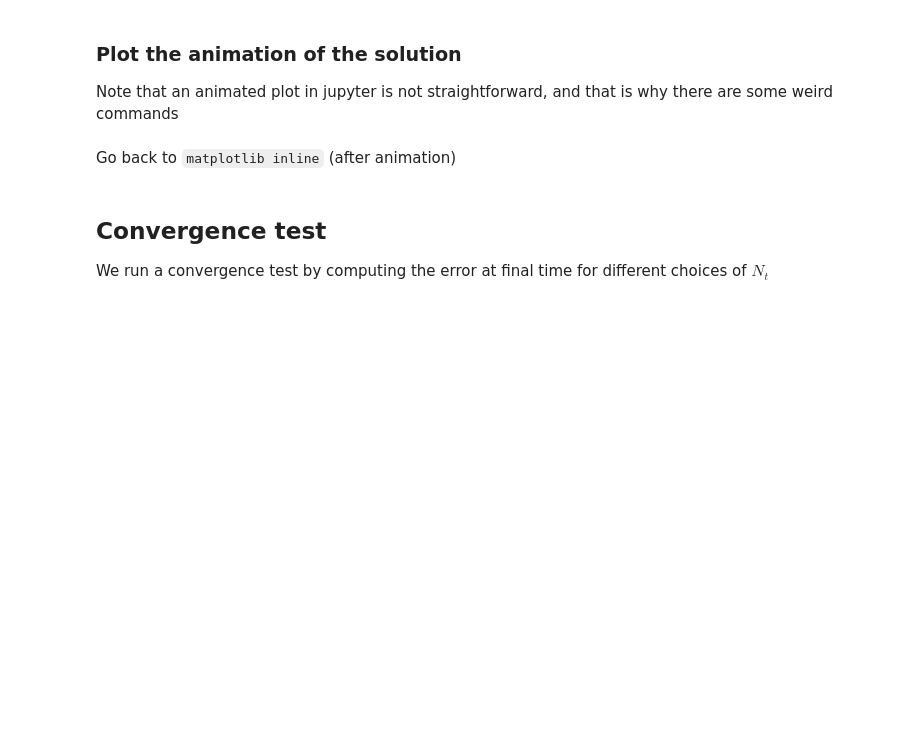
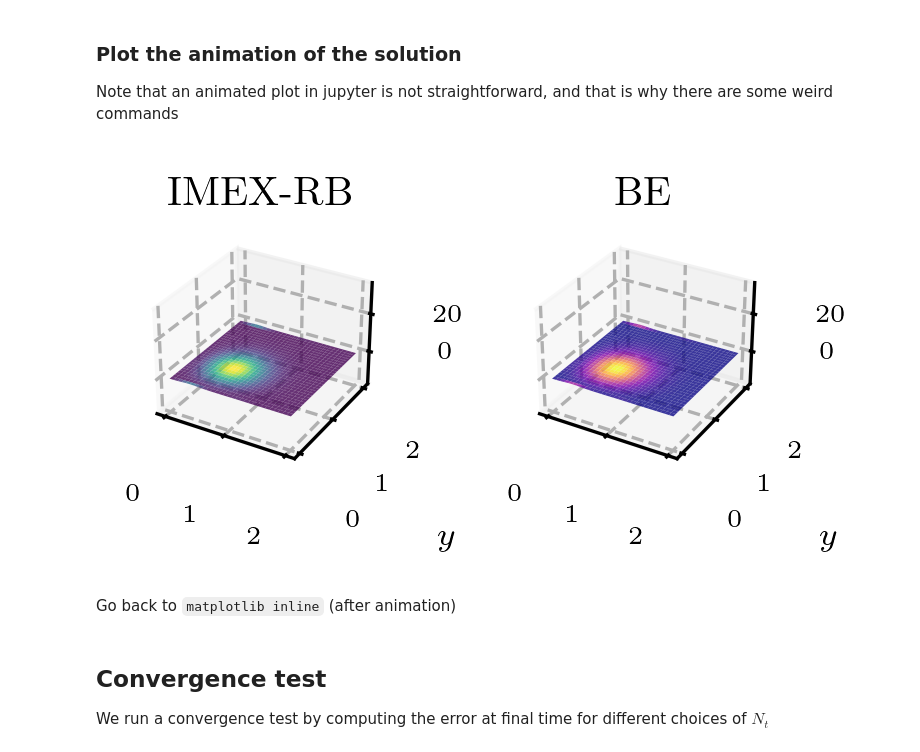
Before and after one commit to Fra-Sala/IMEX-RB, a Jupyter notebook: tutorials/advdiff2D.ipynb, the cells around one changed output. Saved outputs shown, nothing was run; the diff lists cells and outputs as text; code cells hidden in the pictures; blank space fills up the shorter version.

```diff
--- a/tutorials/advdiff2D.ipynb
+++ b/tutorials/advdiff2D.ipynb
@@ -144,7 +144,7 @@ plt.show()
 ### Plot the animation of the solution
 Note that an animated plot in jupyter is not straightforward, and that is why there are some weird commands
 # %%
-plot_animation = 0
+plot_animation = 1
 if plot_animation:
 
     %matplotlib ipympl
@@ -158,7 +158,7 @@ if plot_animation:
     Nx, Ny = problem.shape
 
     zmin = min(uIMEX.min(), uBE.min())
-    zmax = max(uIMEX.max(), uBE.max())
+    zmax = min(uIMEX.min(), uBE.max())
 
     # Setup figure with two 3D subplots
     fig = plt.figure()
@@ -168,35 +168,37 @@ if plot_animation:
 
     # Common formatting
     for ax, title in [(ax1, "IMEX-RB"), (ax2, "BE")]:
         ax.set_xlabel("$x$")
         ax.set_ylabel("$y$")
         ax.set_zlabel("$u$")
         ax.set_zlim(zmin, zmax)
         ax.set_title(title)
 
     # Initialize empty surfaces
     surf1 = ax1.plot_surface(X, Y, np.zeros((Nx, Ny)), cmap="viridis", alpha=0.8)
     surf2 = ax2.plot_surface(X, Y, np.zeros((Nx, Ny)), cmap="plasma", alpha=0.8)
 
     # Time‐loop
     for n, t in enumerate(tvec[::10]):
         # remove old surfaces
         surf1.remove()
         surf2.remove()
 
         # reshape solution vectors
-        Z1 = uIMEX[:, n].reshape((Nx, Ny))
+        # Z1 = uIMEX[:, n].reshape((Nx, Ny))
         Z2 = uBE[:,   n].reshape((Nx, Ny))
-
+        Z1 = Z2
         # re‐plot
         surf1 = ax1.plot_surface(X, Y, Z1, cmap="viridis", alpha=0.8)
         surf2 = ax2.plot_surface(X, Y, Z2, cmap="plasma", alpha=0.8)
 
         # update display
         hdisplay.update(fig)
         # time.sleep(0.001)
 
     plt.close(fig)
+# %% [output]
+[figure, added]
 # %% [markdown]
 Go back to `matplotlib inline` (after animation)
 # %%
```
Also changed, not shown: parts of 4 cells of this notebook, 3 other files.
